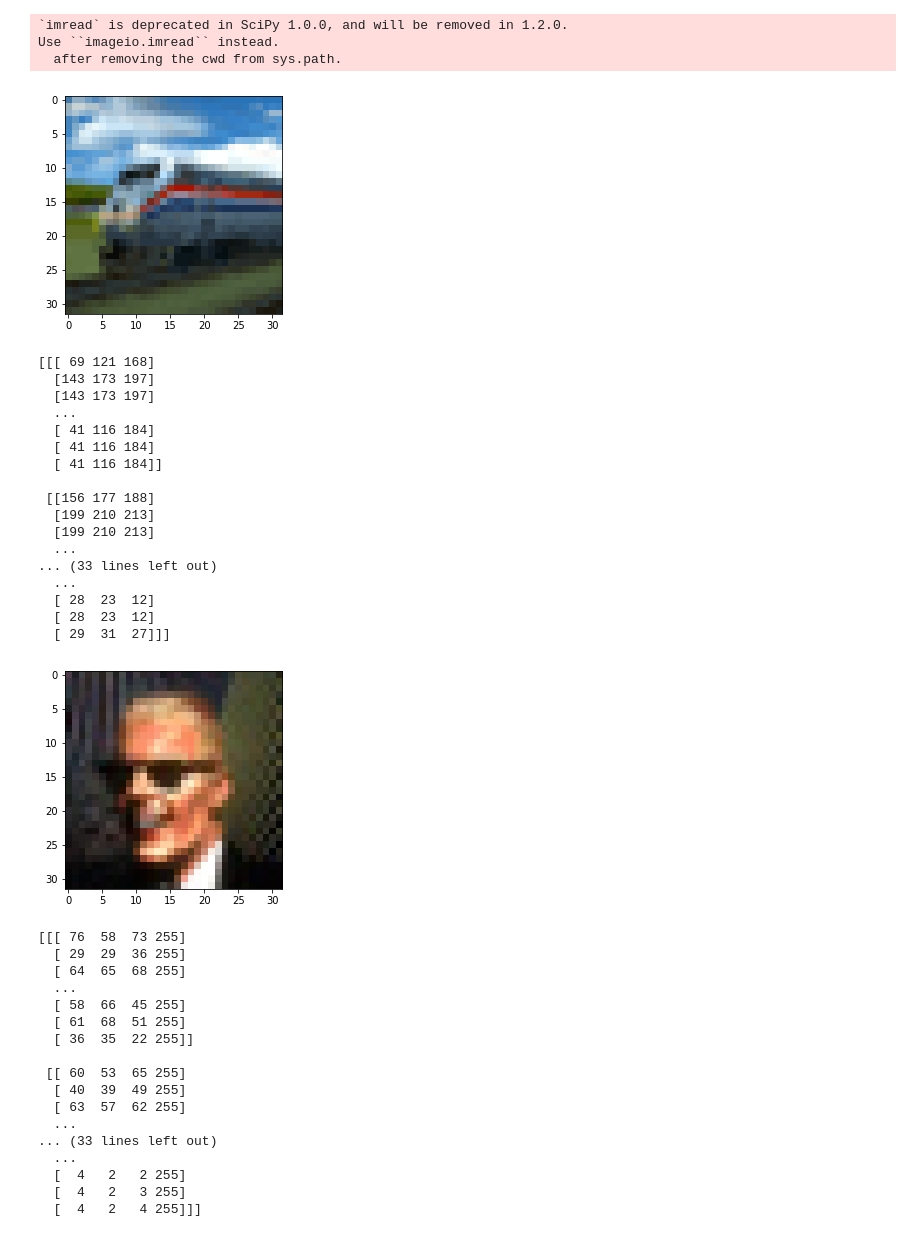
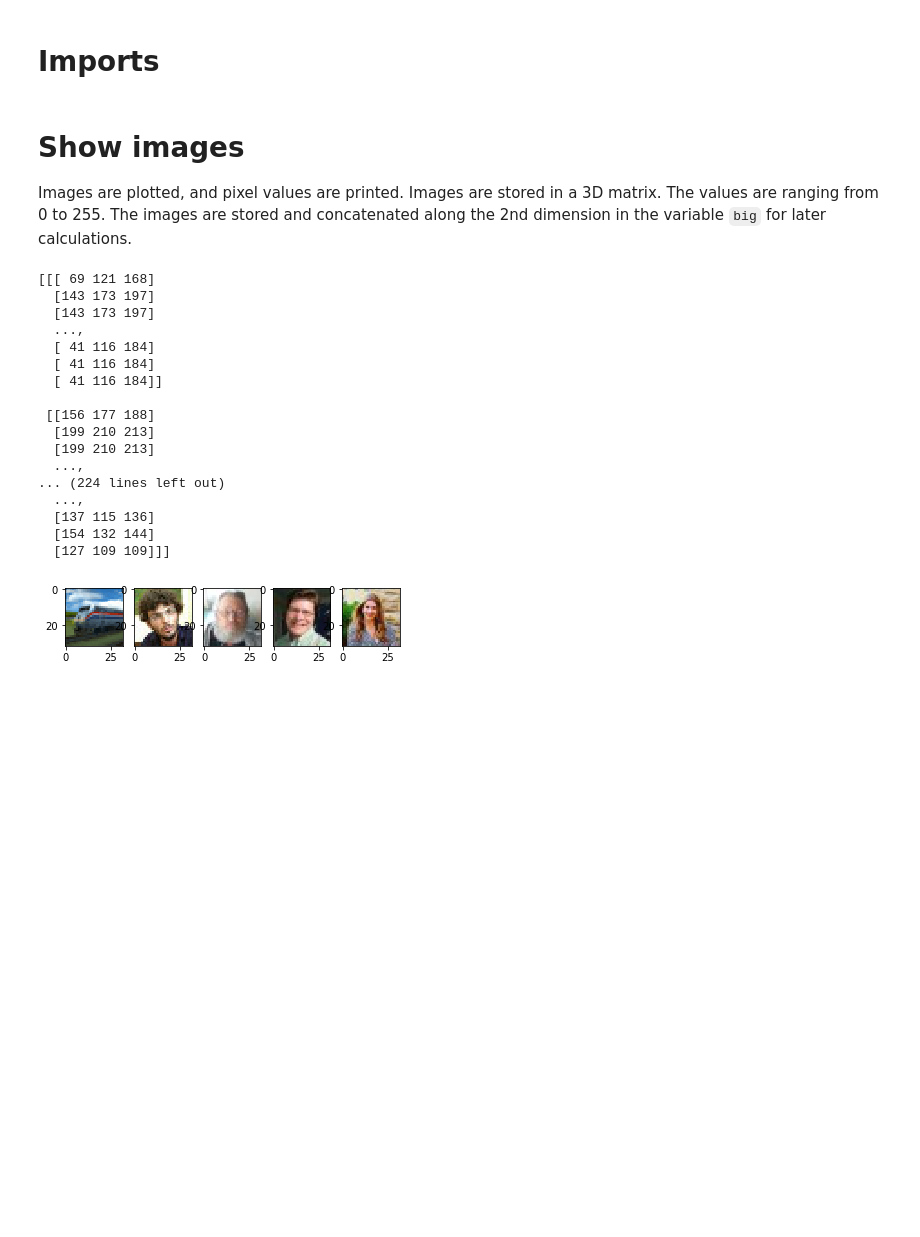
Before and after one commit to matech96/Deep-Learning-a-gyakorlatban-1.-hazi, a Jupyter notebook: main.ipynb, the cells around one changed output. Drawn from its saved outputs; the diff is of its cells as text; code cells hidden in the pictures; blank space fills up the shorter version.

```diff
--- a/main.ipynb
+++ b/main.ipynb
@@ -1 +1,3 @@
+# %% [markdown]
+# Imports
 # %%
@@ -7,53 +9,37 @@ from scipy.io import wavfile
 imgs = ['img1.gif', 'img2.jpg', 'img3.jpeg', 'img4.jpeg', 'img5.jpeg']
+# %% [markdown]
+# Show images
+Images are plotted, and pixel values are printed. Images are stored in a 3D matrix. The values are ranging from 0 to 255. The images are stored and concatenated along the 2nd dimension in the variable `big` for later calculations.
 # %%
-#%%
 big = None
+i = 1
 for img in imgs:
     img = misc.imread(img)
+    plt.subplot(150 + i)
+    i += 1
     plt.imshow(img)
-    plt.show()
     print(img)
     if big is not None:
         big = np.concatenate((big, img), axis=2)
     else:
         big = img
+plt.show()
 # %% [output]
-`imread` is deprecated in SciPy 1.0.0, and will be removed in 1.2.0.
-Use ``imageio.imread`` instead.
-  after removing the cwd from sys.path.
+[[[ 69 121 168]
+  [143 173 197]
+  [143 173 197]
+  ...,
+  [ 41 116 184]
+  [ 41 116 184]
+  [ 41 116 184]]
+
+ [[156 177 188]
+  [199 210 213]
+  [199 210 213]
+  ...,
+... (224 lines left out)
+  ...,
+  [137 115 136]
+  [154 132 144]
+  [127 109 109]]]
-[figure, old version]
+[figure, new version]
-[[[ 69 121 168]
-  [143 173 197]
-  [143 173 197]
-  ...
-  [ 41 116 184]
-  [ 41 116 184]
-  [ 41 116 184]]
-
- [[156 177 188]
-  [199 210 213]
-  [199 210 213]
-  ...
-... (33 lines left out)
-  ...
-  [ 28  23  12]
-  [ 28  23  12]
-  [ 29  31  27]]]
-[figure, removed]
-[[[ 76  58  73 255]
-  [ 29  29  36 255]
-  [ 64  65  68 255]
-  ...
-  [ 58  66  45 255]
-  [ 61  68  51 255]
-  [ 36  35  22 255]]
-
- [[ 60  53  65 255]
-  [ 40  39  49 255]
-  [ 63  57  62 255]
-  ...
-... (33 lines left out)
-  ...
-  [  4   2   2 255]
-  [  4   2   3 255]
-  [  4   2   4 255]]]
```
Also changed, not shown: parts of 15 cells of this notebook, 1 other file.
